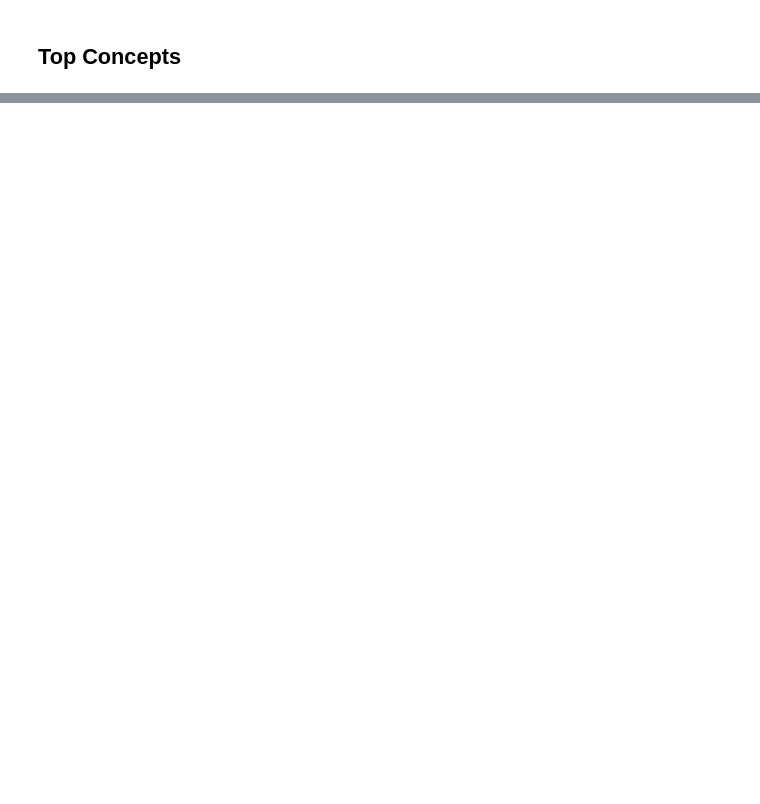
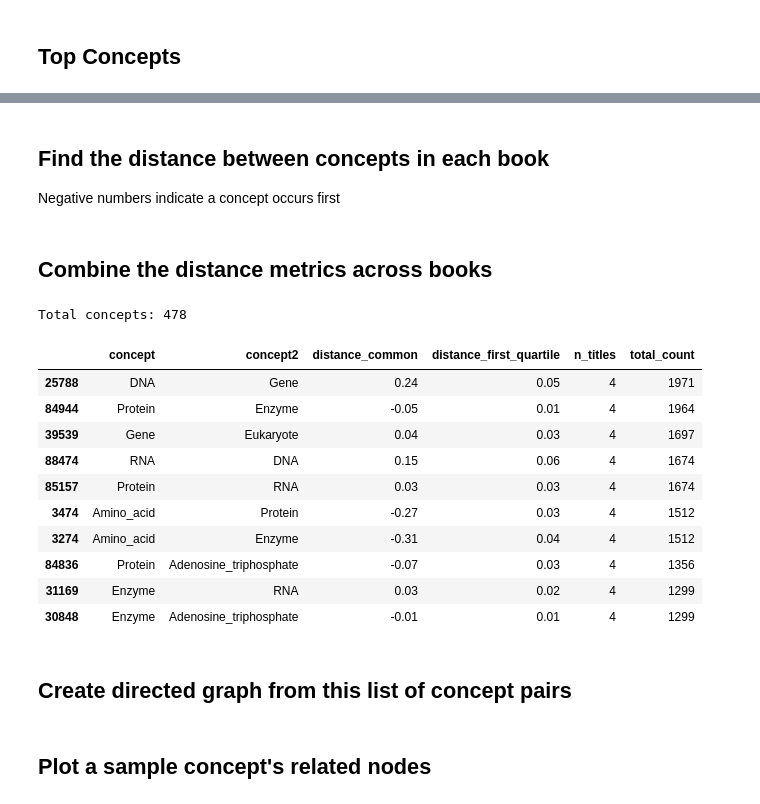
Before and after one commit to patrick-miller/textbook-concept-map, a Jupyter notebook: 6. Textbook Concept Map.ipynb, the cells around one changed output, grey strips where cells are left out. Cells and saved outputs as stored; diff of their text form; code cells hidden in the pictures; blank space fills up the shorter version.

```diff
--- a/6. Textbook Concept Map.ipynb
+++ b/6. Textbook Concept Map.ipynb
@@ -112,0 +85,15 @@ ax = sns.heatmap(corr_matrix, cmap='coolwarm')
+# %%
+concept_locations = (concepts_df
+                     .groupby(['location_bin', 'ISBN', 'concept'])
+                     .count()
+                     .reset_index()
+                     .rename(columns={'location': 'count'}))
+
+concept_location_matrices = {isbn:
+                            (concept_locations
+                             .query("ISBN==@isbn")
+                             .pivot(index='location_bin',
+                                    columns='concept',
+                                    values='count')
+                             .fillna(0))
+                            for isbn in isbns}
@@ -112,0 +127,3 @@ ax = sns.heatmap(corr_matrix, cmap='coolwarm')
+# %% [markdown]
+## Find the distance between concepts in each book
+Negative numbers indicate a concept occurs first
@@ -112,0 +169,47 @@ ax = sns.heatmap(corr_matrix, cmap='coolwarm')
+# %% [markdown]
+## Combine the distance metrics across books
+# %%
+def distance_summary_metrics(x):
+    count = x['cooccurrence'].sum()
+    titles = len(x['ISBN'].unique())
+    metrics = {
+        'n_titles': titles,
+        'total_count': count,
+        'distance_common': (x['distance_common_bin'] *
+                            x['cooccurrence']).sum() / count,
+        'distance_first_quartile': (x['distance_first_quartile_bin'] *
+                                    x['cooccurrence']).sum() / count
+    }
+    return pd.Series(metrics)
+
+distance_summary = (distance_df
+                    .groupby(['concept', 'concept2'])
+                    .apply(distance_summary_metrics)
+                    .reset_index())
+# %%
+distance_filtered = (distance_summary
+                     .query('distance_first_quartile >= 0 & '
+                            'distance_first_quartile <= @max_edge_pct_distance'))
+
+print('Total concepts: {}'.format(len(distance_filtered['concept'].unique())))
+
+(distance_filtered
+ .sort_values('total_count', ascending=False)
+ .head(10)
+ .style.format({'distance_common': "{:.2f}",
+                'distance_first_quartile': "{:.2f}"}))
+# %% [output]
+Total concepts: 478
+|  | concept | concept2 | distance_common | distance_first_quartile | n_titles | total_count |
+| 25788 | DNA | Gene | 0.24 | 0.05 | 4 | 1971 |
+| 84944 | Protein | Enzyme | -0.05 | 0.01 | 4 | 1964 |
+| 39539 | Gene | Eukaryote | 0.04 | 0.03 | 4 | 1697 |
+| 88474 | RNA | DNA | 0.15 | 0.06 | 4 | 1674 |
+| 85157 | Protein | RNA | 0.03 | 0.03 | 4 | 1674 |
+| 3474 | Amino_acid | Protein | -0.27 | 0.03 | 4 | 1512 |
+| 3274 | Amino_acid | Enzyme | -0.31 | 0.04 | 4 | 1512 |
+| 84836 | Protein | Adenosine_triphosphate | -0.07 | 0.03 | 4 | 1356 |
+| 31169 | Enzyme | RNA | 0.03 | 0.02 | 4 | 1299 |
+| 30848 | Enzyme | Adenosine_triphosphate | -0.01 | 0.01 | 4 | 1299 |
+# %% [markdown]
+## Create directed graph from this list of concept pairs
@@ -112,0 +225,2 @@ ax = sns.heatmap(corr_matrix, cmap='coolwarm')
+# %% [markdown]
+## Plot a sample concept's related nodes
```
Also changed, not shown: parts of 25 cells of this notebook.
